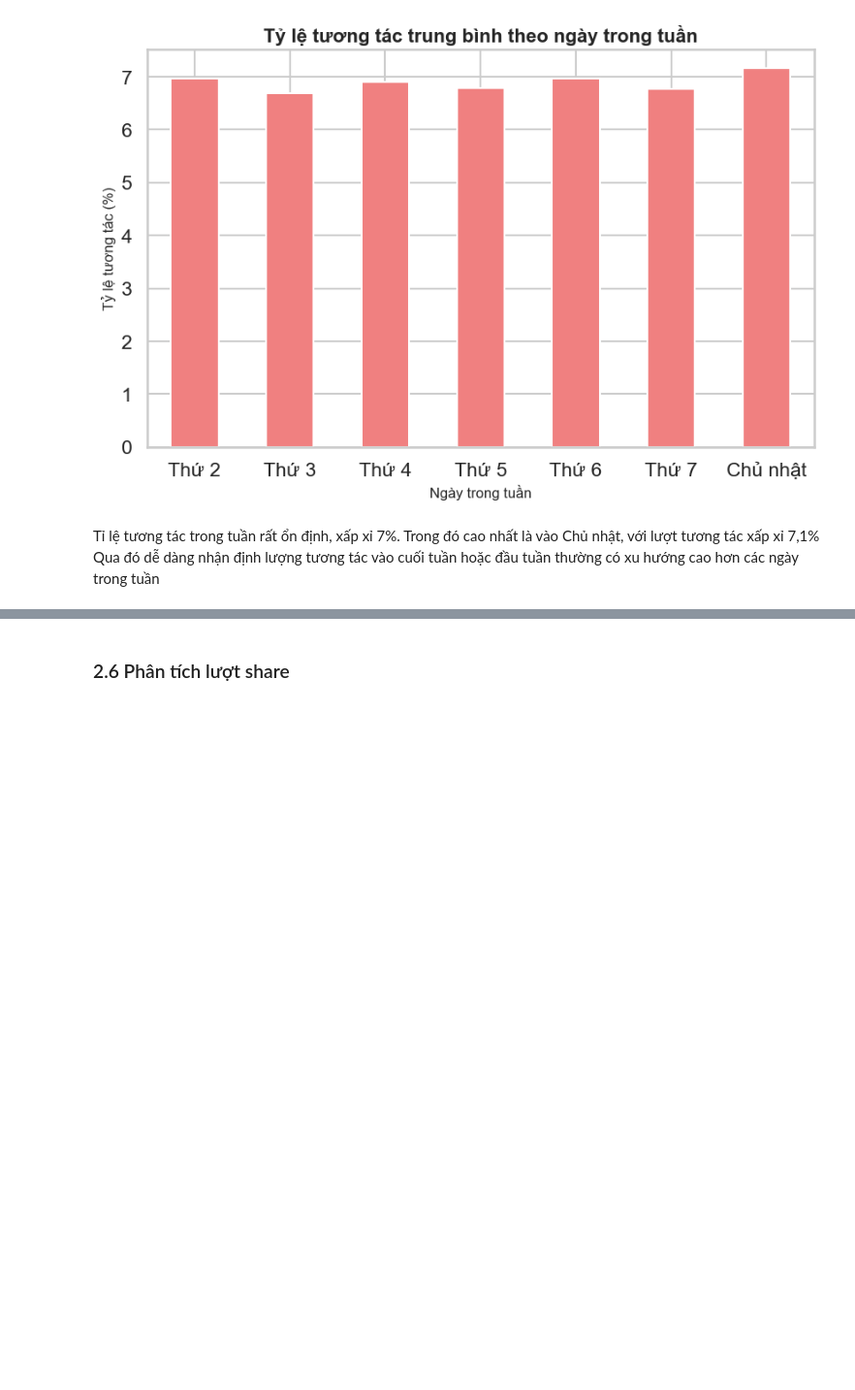
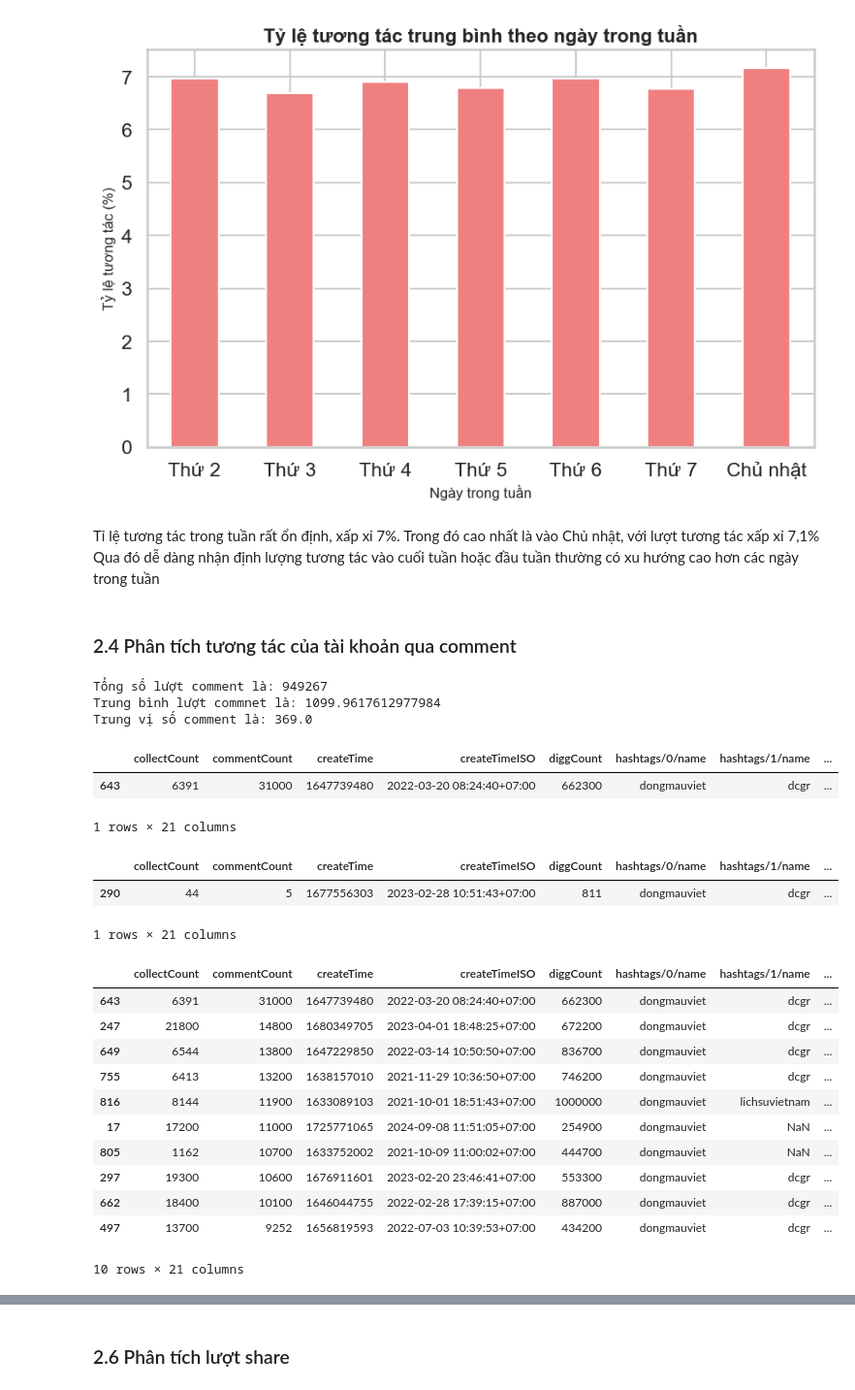
Before and after one commit to dattotien/Tiktok_profile, a Jupyter notebook: BTL.ipynb, the cells around one changed output, grey strips where cells are left out. Shown at 97% size. Saved outputs shown, nothing was run; the diff lists cells and outputs as text; code cells hidden in the pictures; blank space fills up the shorter version.

```diff
--- a/BTL.ipynb
+++ b/BTL.ipynb
@@ -1249,3 +1249,53 @@ plt.show()
 # %% [markdown]
 Tỉ lệ tương tác trong tuần rất ổn định, xấp xỉ 7%. Trong đó cao nhất là vào Chủ nhật, với lượt tương tác xấp xỉ 7,1%
 Qua đó dễ dàng nhận định lượng tương tác vào cuối tuần hoặc đầu tuần thường có xu hướng cao hơn các ngày trong tuần
+# %% [markdown]
+### 2.4 Phân tích tương tác của tài khoản qua comment
+# %%
+
+comment_data = read_df.copy()
+print('Tổng số lượt comment là: ' + str(comment_data['commentCount'].sum()))
+print('Trung bình lượt commnet là: ' + str(comment_data['commentCount'].mean()))
+print('Trung vị số comment là: ' + str(comment_data['commentCount'].median()))
+# %% [output]
+Tổng số lượt comment là: 949267
+Trung bình lượt commnet là: 1099.9617612977984
+Trung vị số comment là: 369.0
+# %%
+#Video có lượt comment cao nhất:
+
+cmt_max_comment = comment_data['commentCount'].max()
+print_max = comment_data[comment_data['commentCount'] == cmt_max_comment]
+print_max
+# %% [output]
+|  | collectCount | commentCount | createTime | createTimeISO | diggCount | hashtags/0/name | hashtags/1/name | ... |
+| 643 | 6391 | 31000 | 1647739480 | 2022-03-20 08:24:40+07:00 | 662300 | dongmauviet | dcgr | ... |
+1 rows × 21 columns
+# %%
+#Video có lượt comment thấp nhất:
+
+cmt_min_comment = comment_data['commentCount'].min()
+print_min = comment_data[comment_data['commentCount'] == cmt_min_comment]
+print_min
+# %% [output]
+|  | collectCount | commentCount | createTime | createTimeISO | diggCount | hashtags/0/name | hashtags/1/name | ... |
+| 290 | 44 | 5 | 1677556303 | 2023-02-28 10:51:43+07:00 | 811 | dongmauviet | dcgr | ... |
+1 rows × 21 columns
+# %%
+#Top 10 video có lượt commnet nhiều nhất
+
+top_10_comments = comment_data.nlargest(10, 'commentCount')
+top_10_comments
+# %% [output]
+|  | collectCount | commentCount | createTime | createTimeISO | diggCount | hashtags/0/name | hashtags/1/name | ... |
+| 643 | 6391 | 31000 | 1647739480 | 2022-03-20 08:24:40+07:00 | 662300 | dongmauviet | dcgr | ... |
+| 247 | 21800 | 14800 | 1680349705 | 2023-04-01 18:48:25+07:00 | 672200 | dongmauviet | dcgr | ... |
+| 649 | 6544 | 13800 | 1647229850 | 2022-03-14 10:50:50+07:00 | 836700 | dongmauviet | dcgr | ... |
+| 755 | 6413 | 13200 | 1638157010 | 2021-11-29 10:36:50+07:00 | 746200 | dongmauviet | dcgr | ... |
+| 816 | 8144 | 11900 | 1633089103 | 2021-10-01 18:51:43+07:00 | 1000000 | dongmauviet | lichsuvietnam | ... |
+| 17 | 17200 | 11000 | 1725771065 | 2024-09-08 11:51:05+07:00 | 254900 | dongmauviet | NaN | ... |
+| 805 | 1162 | 10700 | 1633752002 | 2021-10-09 11:00:02+07:00 | 444700 | dongmauviet | NaN | ... |
+| 297 | 19300 | 10600 | 1676911601 | 2023-02-20 23:46:41+07:00 | 553300 | dongmauviet | dcgr | ... |
+| 662 | 18400 | 10100 | 1646044755 | 2022-02-28 17:39:15+07:00 | 887000 | dongmauviet | dcgr | ... |
+| 497 | 13700 | 9252 | 1656819593 | 2022-07-03 10:39:53+07:00 | 434200 | dongmauviet | dcgr | ... |
+10 rows × 21 columns
```
Also changed, not shown: parts of 2 cells of this notebook.
